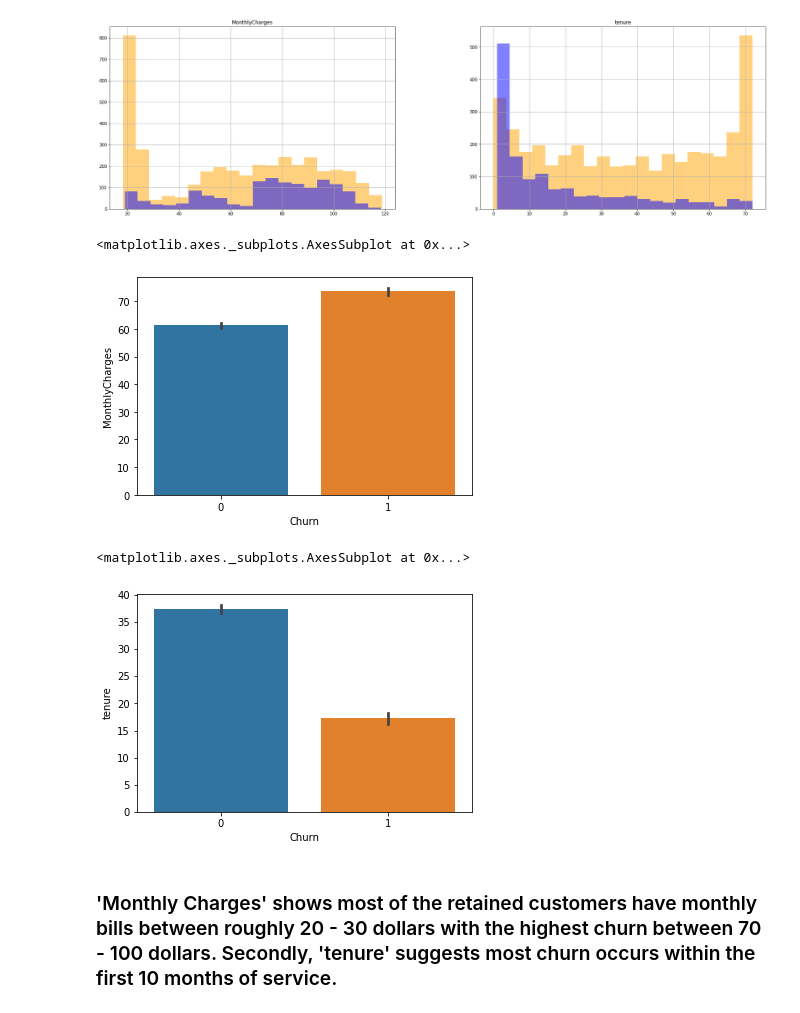
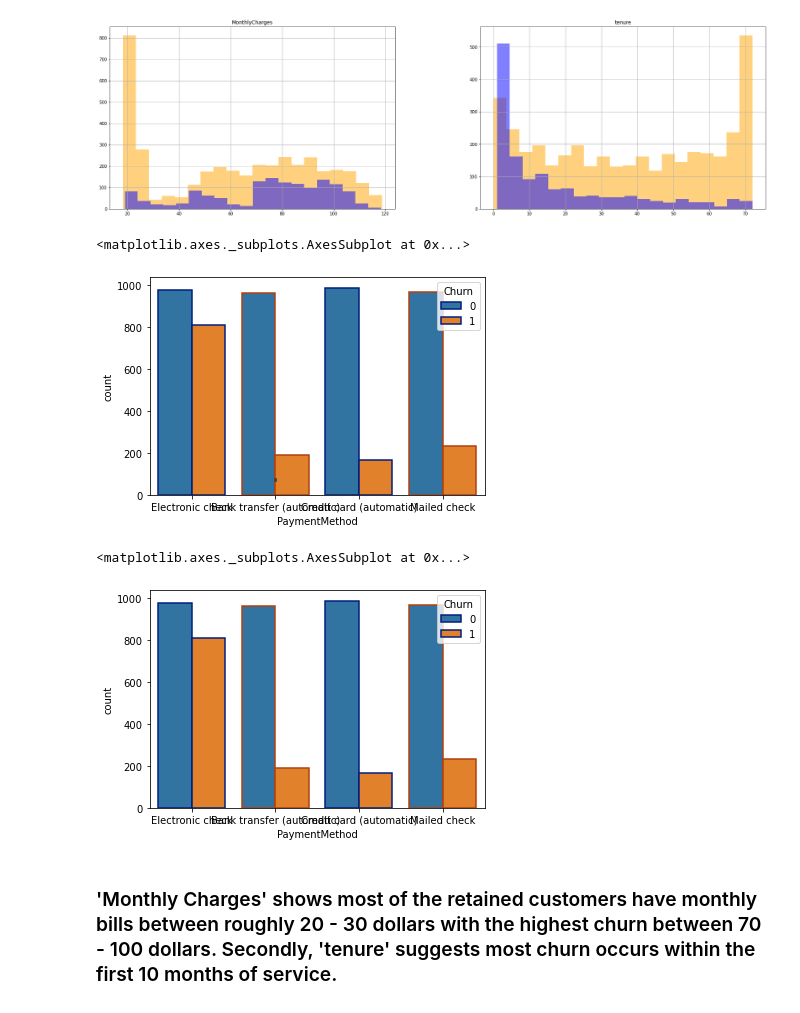
Before and after one commit to jcharbour/Data-projects-, a Jupyter notebook: Kaggle 4 - Straightforward approach (only a few visuals) .ipynb, the cells around one changed output. Saved outputs shown, nothing was run; the diff lists cells and outputs as text; code cells hidden in the pictures.

```diff
--- a/Kaggle 4 - Straightforward approach (only a few visuals) .ipynb
+++ b/Kaggle 4 - Straightforward approach (only a few visuals) .ipynb
@@ -221,14 +221,16 @@ array([<matplotlib.axes._subplots.AxesSubplot object at 0x...>,
 [figure]
 # %%
 sns.barplot(x='Churn', y = 'MonthlyCharges', data = train)
+sns.countplot(i[1], hue = 'Churn', data = train, edgecolor = sns.color_palette("dark", 2), linewidth = 1.5)
 # %% [output]
 <matplotlib.axes._subplots.AxesSubplot at 0x...>
-[figure, old version]
+[figure, new version]
 # %%
 sns.barplot(x='Churn', y = 'tenure', data = train)
+sns.countplot(i[1], hue = 'Churn', data = train, edgecolor = sns.color_palette("dark", 2), linewidth = 1.5)
 # %% [output]
 <matplotlib.axes._subplots.AxesSubplot at 0x...>
-[figure, old version]
+[figure, new version]
 # %%
 #graph1 = sns.FacetGrid(train,col='TotalCharges', hue ="Churn", height =4, aspect=1)
 #graph1.map(plt.scatter,"gender", "SeniorCitizen")
```
